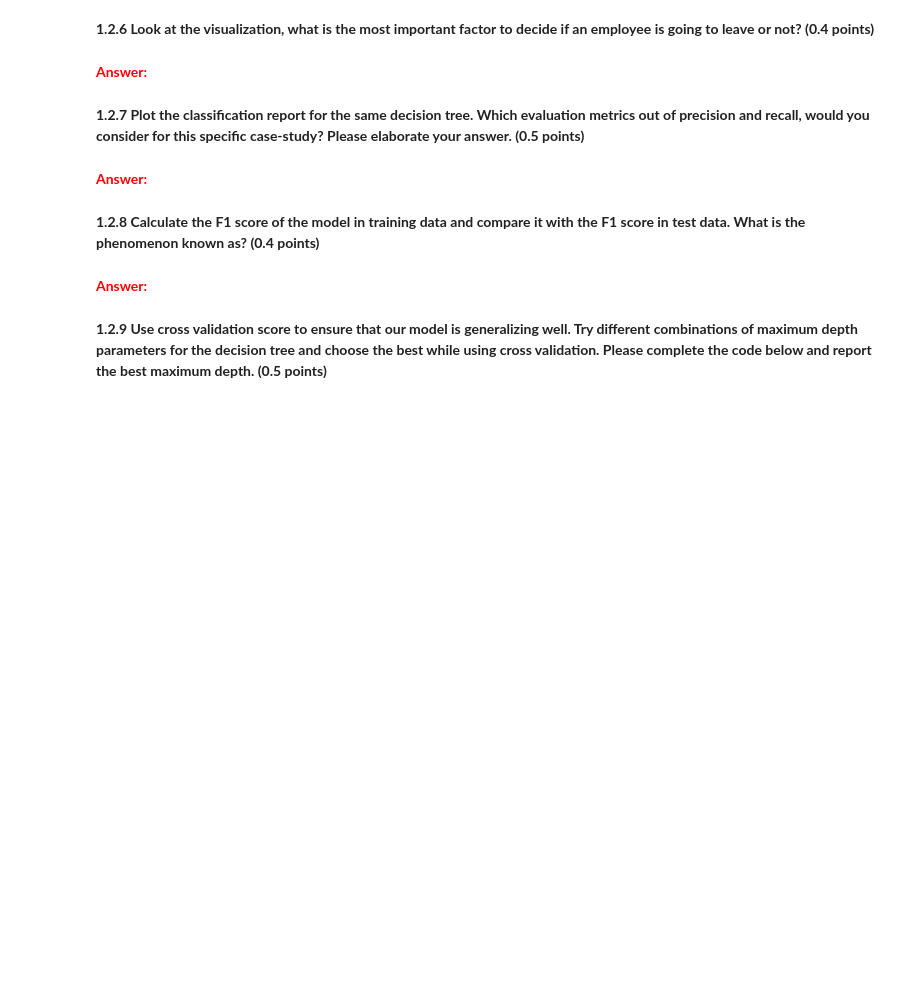
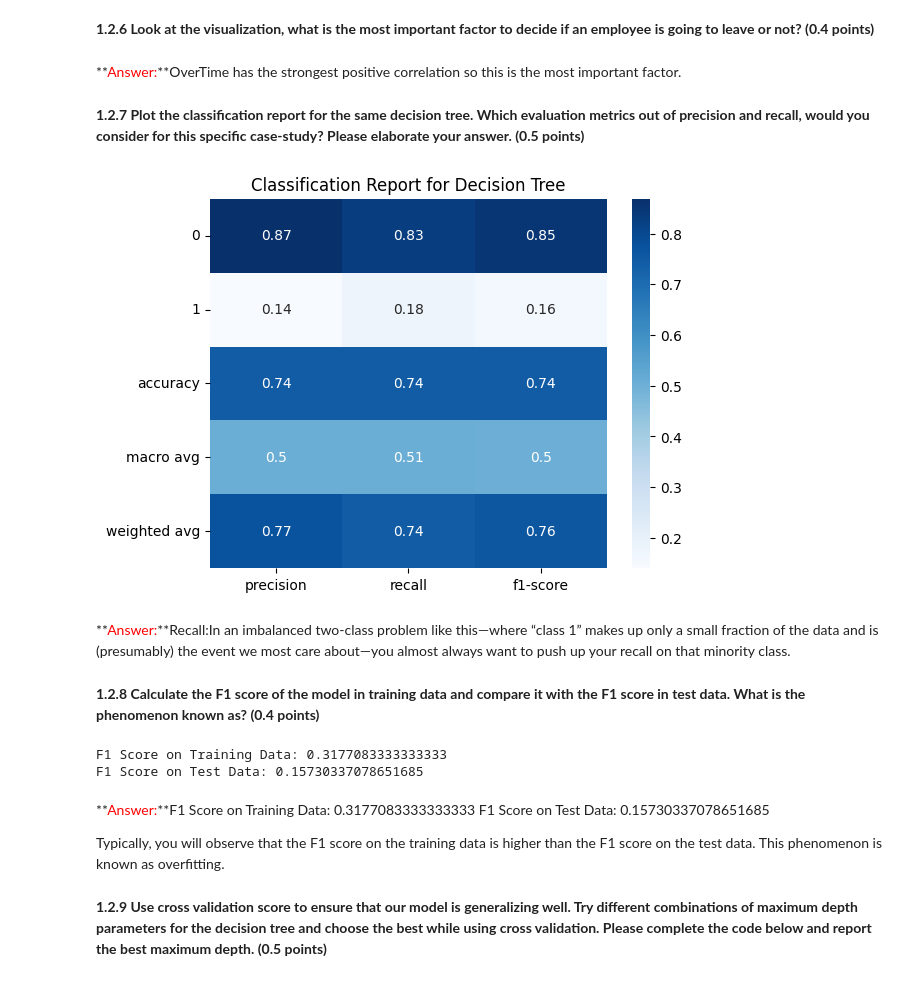
Before and after one commit to Sulaiman29/BDA_HW3, a Jupyter notebook: Copy_of_BDA2025Spring_HW3.ipynb, the cells around one changed output. Drawn from its saved outputs; the diff is of its cells as text; code cells hidden in the pictures; blank space fills up the shorter version.

```diff
--- a/Copy_of_BDA2025Spring_HW3.ipynb
+++ b/Copy_of_BDA2025Spring_HW3.ipynb
@@ -256,16 +354,45 @@ Hint: There are two labels (yes, no) in your data.
 # %% [markdown]
 **1.2.6 Look at the visualization, what is the most important factor to decide if an employee is going to leave or not? (0.4 points)**
 # %% [markdown]
-**<font color='red'>Answer:</font>**
+**<font color='red'>Answer:</font>**OverTime has the strongest positive correlation so this is the most important factor.
 # %% [markdown]
 
 **1.2.7 Plot the classification report for the same decision tree. Which evaluation metrics out of precision and recall, would you consider for this specific case-study? Please elaborate your answer. (0.5 points)**
-# %% [markdown]
-**<font color='red'>Answer:</font>**
+# %%
+from sklearn.metrics import classification_report
+# Generate classification report
+report = classification_report(y_test, model.predict(X_test), output_dict=True)
+
+# Plot the classification report
+sns.heatmap(pd.DataFrame(report).iloc[:-1, :].T, annot=True, cmap='Blues')
+plt.title('Classification Report for Decision Tree')
+plt.show()
+# %% [output]
+[figure, added]
+# %% [markdown]
+**<font color='red'>Answer:</font>**Recall:In an imbalanced two‑class problem like this—where “class 1” makes up only a small fraction of the data and is (presumably) the event we most care about—you almost always want to push up your recall on that minority class.
 # %% [markdown]
 **1.2.8 Calculate the F1 score of the model in training data and compare it with the F1 score in test  data. What is the phenomenon known as? (0.4 points)**
-# %% [markdown]
-**<font color='red'>Answer:</font>**
+# %%
+from sklearn.metrics import f1_score
+
+# Calculate F1 score on training data
+f1_train = f1_score(y_train, model.predict(X_train))
+
+# Calculate F1 score on test data
+f1_test = f1_score(y_test, model.predict(X_test))
+
+# Print the F1 scores
+print("F1 Score on Training Data:", f1_train)
+print("F1 Score on Test Data:", f1_test)
+# %% [output]
+F1 Score on Training Data: 0.3177083333333333
+F1 Score on Test Data: 0.15730337078651685
+# %% [markdown]
+**<font color='red'>Answer:</font>**F1 Score on Training Data: 0.3177083333333333
+F1 Score on Test Data: 0.15730337078651685
+
+Typically, you will observe that the F1 score on the training data is higher than the F1 score on the test data. This phenomenon is known as overfitting.
 # %% [markdown]
 **1.2.9 Use cross validation score to ensure that our model is generalizing well. Try different combinations of maximum depth parameters for the decision tree and choose the best while using cross validation. Please complete the code below and report the best maximum depth. (0.5 points)**
 # %%
```
Also changed, not shown: parts of 37 cells of this notebook.
